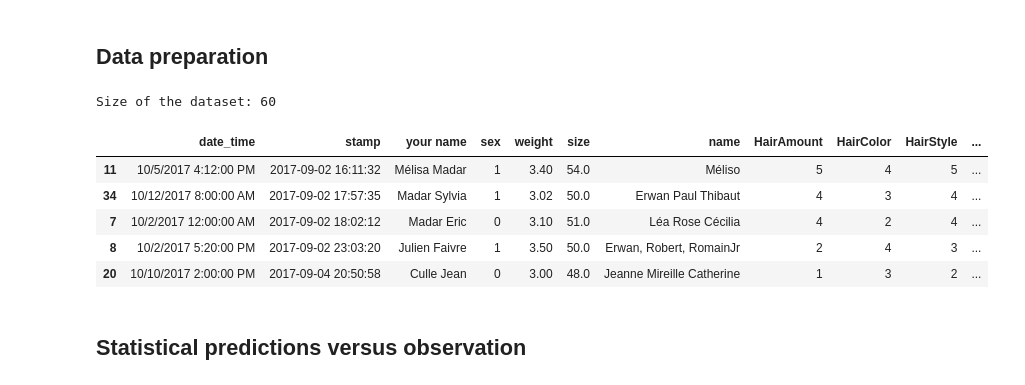
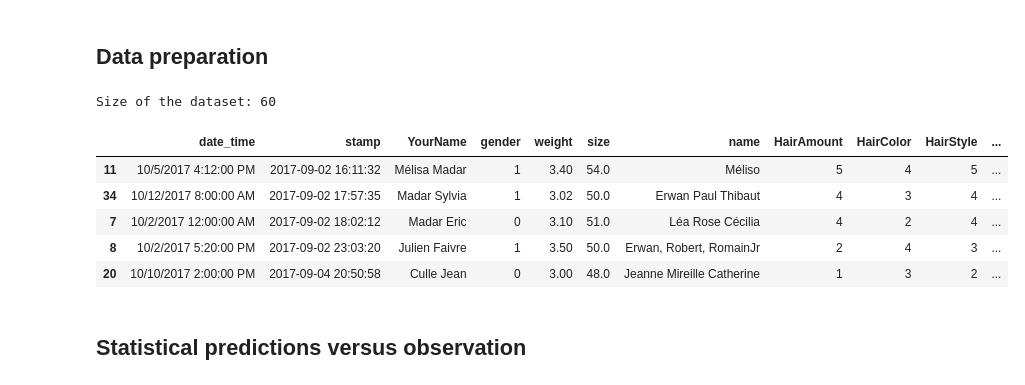
Before and after one commit to rmadar/BabyPollAnalysis, a Jupyter notebook: PollAnalysis.ipynb, the cells around one changed output. Saved outputs shown, nothing was run; the diff lists cells and outputs as text; code cells hidden in the pictures.

```diff
--- a/PollAnalysis.ipynb
+++ b/PollAnalysis.ipynb
@@ -42,30 +42,38 @@ Tool version:
 ## Data preparation
 # %%
 # Load the data
-featureName = ['stamp','your name','date','time','sex','weight','size','name','HairAmount','HairColor','HairStyle','Sign']
+featureName = ['stamp','YourName','date','time','gender','weight','size','name','HairAmount','HairColor','HairStyle','Sign']
 mydata = pd.read_csv('Responses.csv', names=featureName, parse_dates=[['date', 'time']])
 mydata = mydata[1:]
 print('\nSize of the dataset: {}'.format(len(mydata)))
 
 # Making binary sex column
-binary_sex = mydata['sex']
+binary_sex = mydata['gender']
 binary_sex = [int('boy' in s) for s in binary_sex]
-mydata['sex'] = binary_sex
+mydata['gender'] = binary_sex
 
 # Adding time difference with expected delivery time (14 Oct - 12h)
 mydata['dt']     = pd.to_datetime(mydata['date_time']) - pd.to_datetime('10-14-2017 12:00:00')
 mydata['dtresp'] = pd.to_datetime(mydata['stamp'])     - pd.to_datetime('09-02-2017 09:00:00')
+mydata['date']   = pd.to_datetime(mydata['date_time']).dt.date
 
-# Adding answer time as index
+# Adding answer time as date
 mydata['stamp'] = pd.to_datetime(mydata['stamp'])
 mydata.sort_values('stamp',inplace=True)
+
+# Re-arrange the columns
+#old_cols = mydata.columns.tolist()
+#print(old_cols)
+#new_cols = old_cols[0:1] + old_cols[-1:] + old_cols[:0] + col[3:len(old_cols)-1]
+#print(new_cols)
+#mydata   = mydata[col]
 
 # Final conversions & printing
 mydata = mydata.convert_objects(convert_numeric=True)
 mydata.head()
 # %% [output]
 Size of the dataset: 60
-|  | date_time | stamp | your name | sex | weight | size | name | HairAmount | HairColor | HairStyle | ... |
+|  | date_time | stamp | YourName | gender | weight | size | name | HairAmount | HairColor | HairStyle | ... |
 | 11 | 10/5/2017 4:12:00 PM | 2017-09-02 16:11:32 | Mélisa Madar | 1 | 3.40 | 54.0 | Méliso | 5 | 4 | 5 | ... |
 | 34 | 10/12/2017 8:00:00 AM | 2017-09-02 17:57:35 | Madar Sylvia | 1 | 3.02 | 50.0 | Erwan Paul Thibaut | 4 | 3 | 4 | ... |
 | 7 | 10/2/2017 12:00:00 AM | 2017-09-02 18:02:12 | Madar Eric | 0 | 3.10 | 51.0 | Léa Rose Cécilia | 4 | 2 | 4 | ... |
```
Also changed, not shown: parts of 12 cells of this notebook.
